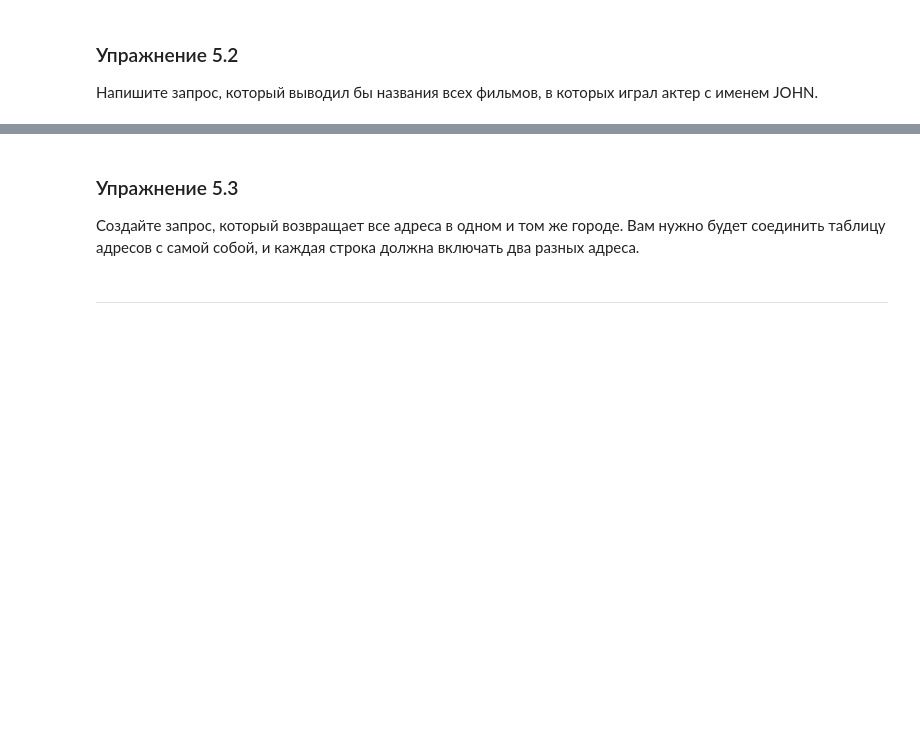
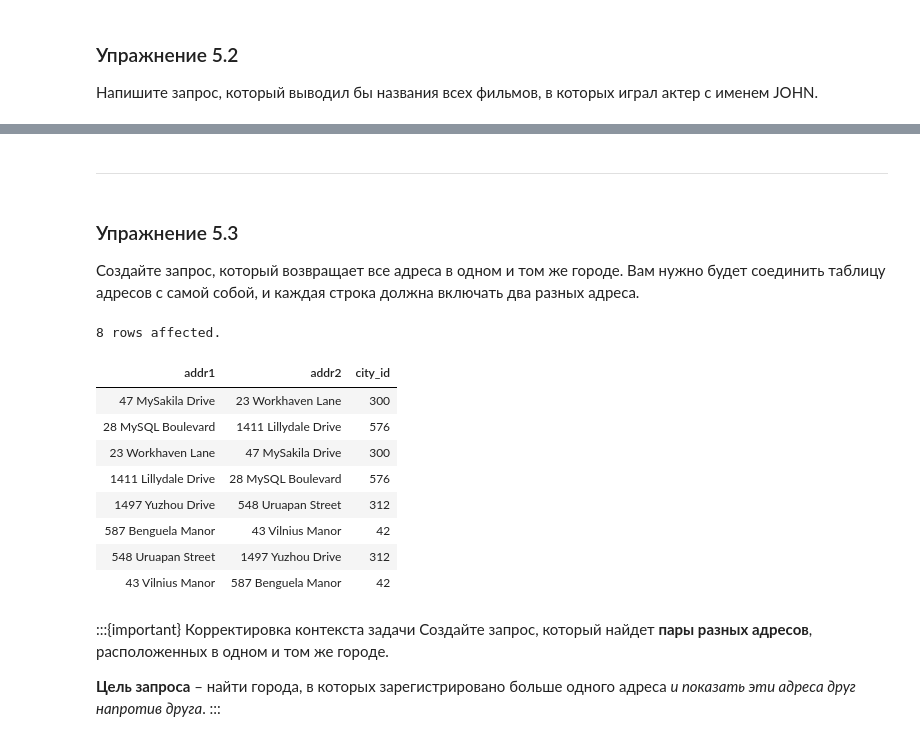
Before and after one commit to magus1968/learning-sql, a Jupyter notebook: docs/chapters/ch05.ipynb, the cells around one changed output, grey strips where cells are left out. Drawn from its saved outputs; the diff is of its cells as text; code cells hidden in the pictures; blank space fills up the shorter version.

```diff
--- a/docs/chapters/ch05.ipynb
+++ b/docs/chapters/ch05.ipynb
@@ -572,3 +603,6 @@ WHERE a.district = 'California';
+# %% [markdown]
+
+---
 # %% [markdown]
 ### Упражнение 5.3
 
@@ -578,3 +610,26 @@ WHERE a.district = 'California';
+# %%
+%%sql
+-- Решение из книги через `Cross Join`
+-- Отсутствие оператора `ON` создает декартово произведение
+SELECT a1.address addr1, a2.address addr2, a1.city_id
+FROM address a1
+  INNER JOIN address a2
+WHERE a1.city_id = a2.city_id
+  AND a1.address_id <> a2.address_id;
+# %% [output]
+8 rows affected.
+| addr1 | addr2 | city_id |
+| 47 MySakila Drive | 23 Workhaven Lane | 300 |
+| 28 MySQL Boulevard | 1411 Lillydale Drive | 576 |
+| 23 Workhaven Lane | 47 MySakila Drive | 300 |
+| 1411 Lillydale Drive | 28 MySQL Boulevard | 576 |
+| 1497 Yuzhou Drive | 548 Uruapan Street | 312 |
+| 587 Benguela Manor | 43 Vilnius Manor | 42 |
+| 548 Uruapan Street | 1497 Yuzhou Drive | 312 |
+| 43 Vilnius Manor | 587 Benguela Manor | 42 |
 # %% [markdown]
+:::{important} Корректировка контекста задачи
+Создайте запрос, который найдет **пары разных адресов**, расположенных в одном и том же городе.
 
----
+**Цель запроса** – найти города, в которых зарегистрировано больше одного адреса _и показать эти адреса друг напротив друга_.
+:::
```
Also changed, not shown: parts of 10 cells of this notebook, 1 other file.
